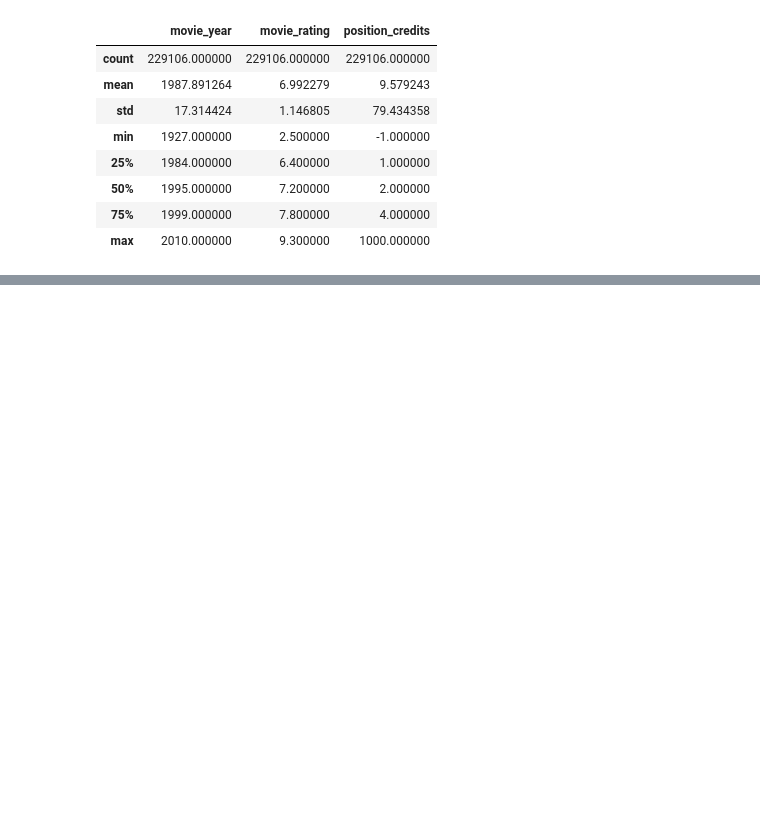
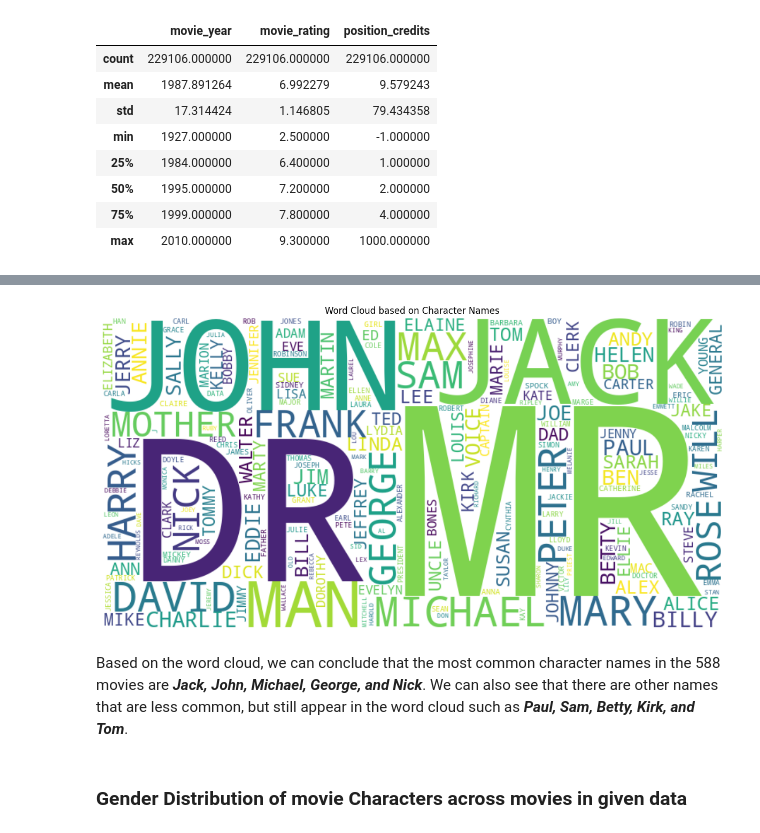
Before and after one commit to Sumitjh26997/CSS581-Final-Project, a Jupyter notebook: scrape.ipynb, the cells around one changed output, grey strips where cells are left out. Cells and saved outputs as stored; diff of their text form; code cells hidden in the pictures; blank space fills up the shorter version.

```diff
--- a/scrape.ipynb
+++ b/scrape.ipynb
@@ -558,0 +582,3 @@ final_df.head()
+# %%
+character_names_df = df.drop_duplicates(subset = "character_id")
+character_names_df.character_name
@@ -558,0 +598,19 @@ final_df.head()
+# %%
+from wordcloud import WordCloud
+
+#Concatenate all dialogue lines
+all_lines = ' '.join(character_names_df['character_name'])
+
+#Create a word cloud with larger figure size
+plt.figure(figsize=(15, 10))
+wordcloud = WordCloud(width=800, height=400, background_color='white').generate(all_lines)
+plt.imshow(wordcloud, interpolation='bilinear')
+plt.axis('off')
+plt.title('Word Cloud based on Character Names')
+plt.show()
+# %% [output]
+[figure, added]
+# %% [markdown]
+Based on the word cloud, we can conclude that the most common character names in the 588 movies are ***Jack, John, Michael, George, and Nick***. We can also see that there are other names that are less common, but still appear in the word cloud such as ***Paul, Sam, Betty, Kirk, and Tom***.
+# %% [markdown]
+### Gender Distribution of movie Characters across movies in given data
```
Also changed, not shown: parts of 115 cells of this notebook.
